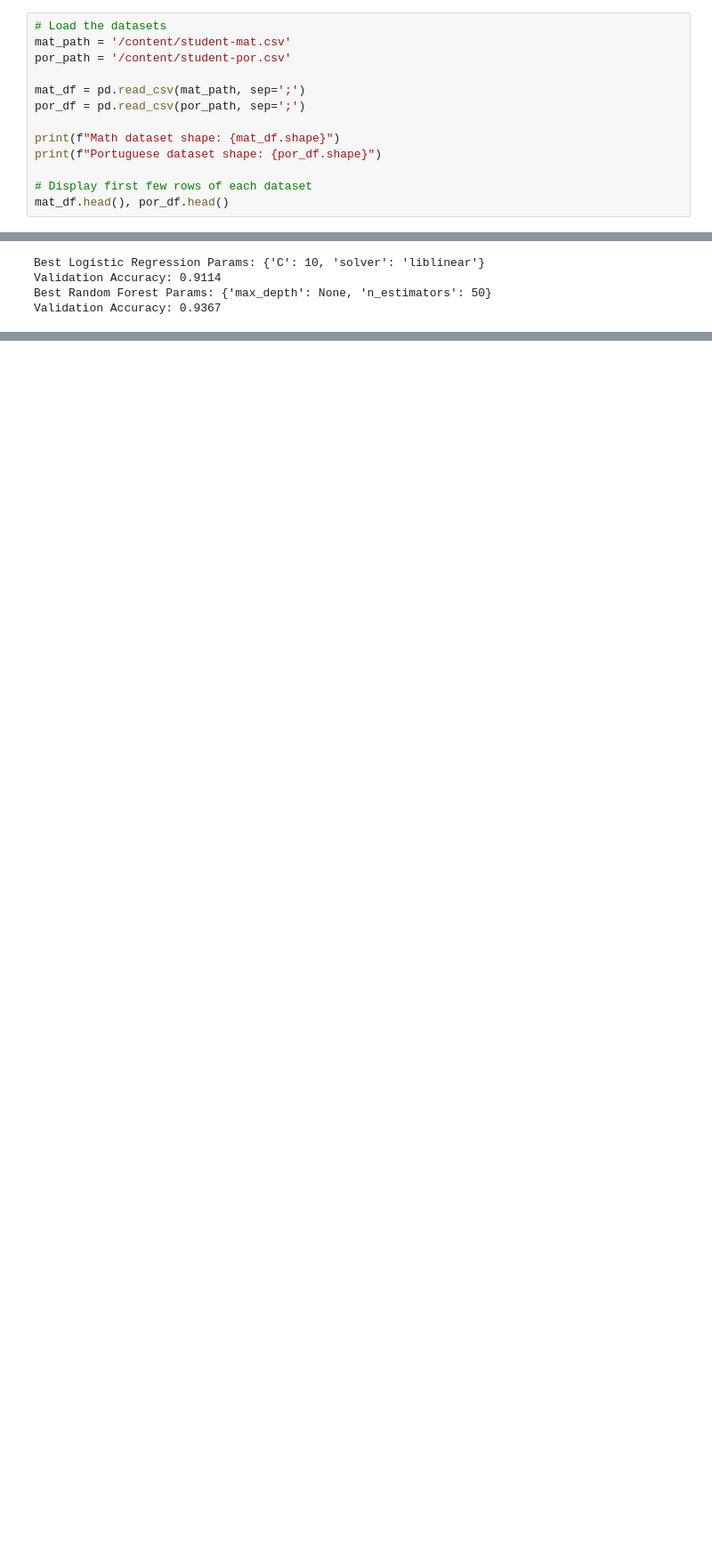
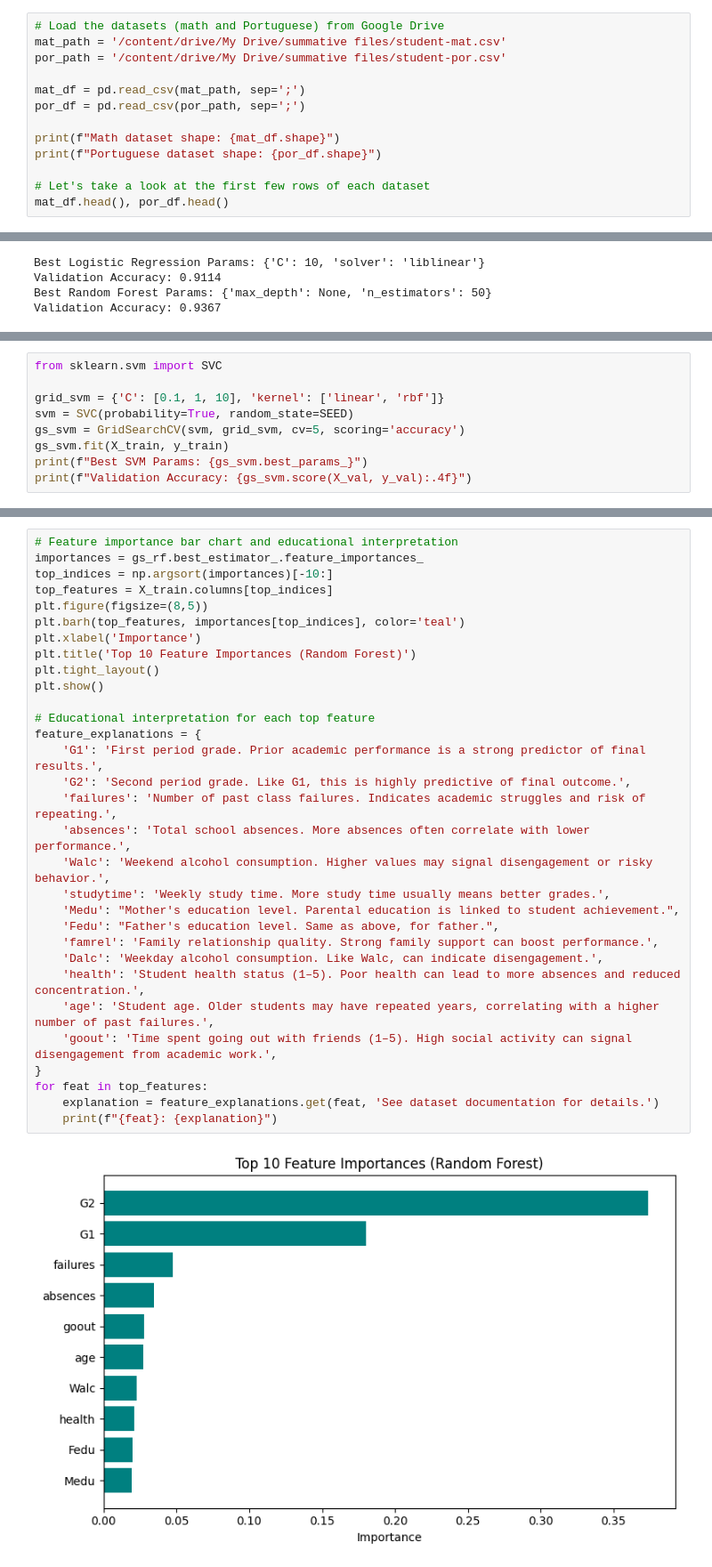
Before and after one commit to JokMaker/summative-model-training-evaluation, a Jupyter notebook: summative_assignment_notebook.ipynb, the cells around one changed output, grey strips where cells are left out. Shown at 89% size. Drawn from its saved outputs; the diff is of its cells as text; blank space fills up the shorter version.

```diff
--- a/summative_assignment_notebook.ipynb
+++ b/summative_assignment_notebook.ipynb
@@ -114,7 +110,7 @@ Load the student performance datasets and perform initial exploratory data analy
 # %%
-# Load the datasets
-mat_path = '/content/student-mat.csv'
-por_path = '/content/student-por.csv'
+# Load the datasets (math and Portuguese) from Google Drive
+mat_path = '/content/drive/My Drive/summative files/student-mat.csv'
+por_path = '/content/drive/My Drive/summative files/student-por.csv'
 
 mat_df = pd.read_csv(mat_path, sep=';')
 por_df = pd.read_csv(por_path, sep=';')
@@ -122,7 +118,7 @@ por_df = pd.read_csv(por_path, sep=';')
 print(f"Math dataset shape: {mat_df.shape}")
 print(f"Portuguese dataset shape: {por_df.shape}")
 
-# Display first few rows of each dataset
+# Let's take a look at the first few rows of each dataset
 mat_df.head(), por_df.head()
 # %% [output]
 Math dataset shape: (395, 33)
@@ -1517,0 +450,9 @@ This project systematically compared traditional Machine Learning models (Logist
+# %%
+from sklearn.svm import SVC
+
+grid_svm = {'C': [0.1, 1, 10], 'kernel': ['linear', 'rbf']}
+svm = SVC(probability=True, random_state=SEED)
+gs_svm = GridSearchCV(svm, grid_svm, cv=5, scoring='accuracy')
+gs_svm.fit(X_train, y_train)
+print(f"Best SVM Params: {gs_svm.best_params_}")
+print(f"Validation Accuracy: {gs_svm.score(X_val, y_val):.4f}")
@@ -1517,0 +478,33 @@ This project systematically compared traditional Machine Learning models (Logist
+# %%
+# Feature importance bar chart and educational interpretation
+importances = gs_rf.best_estimator_.feature_importances_
+top_indices = np.argsort(importances)[-10:]
+top_features = X_train.columns[top_indices]
+plt.figure(figsize=(8,5))
+plt.barh(top_features, importances[top_indices], color='teal')
+plt.xlabel('Importance')
+plt.title('Top 10 Feature Importances (Random Forest)')
+plt.tight_layout()
+plt.show()
+
+# Educational interpretation for each top feature
+feature_explanations = {
+    'G1': 'First period grade. Prior academic performance is a strong predictor of final results.',
+    'G2': 'Second period grade. Like G1, this is highly predictive of final outcome.',
+    'failures': 'Number of past class failures. Indicates academic struggles and risk of repeating.',
+    'absences': 'Total school absences. More absences often correlate with lower performance.',
+    'Walc': 'Weekend alcohol consumption. Higher values may signal disengagement or risky behavior.',
+    'studytime': 'Weekly study time. More study time usually means better grades.',
+    'Medu': "Mother's education level. Parental education is linked to student achievement.",
+    'Fedu': "Father's education level. Same as above, for father.",
+    'famrel': 'Family relationship quality. Strong family support can boost performance.',
+    'Dalc': 'Weekday alcohol consumption. Like Walc, can indicate disengagement.',
+    'health': 'Student health status (1–5). Poor health can lead to more absences and reduced concentration.',
+    'age': 'Student age. Older students may have repeated years, correlating with a higher number of past failures.',
+    'goout': 'Time spent going out with friends (1–5). High social activity can signal disengagement from academic work.',
+}
+for feat in top_features:
+    explanation = feature_explanations.get(feat, 'See dataset documentation for details.')
+    print(f"{feat}: {explanation}")
+# %% [output]
+[figure, added]
```
Also changed, not shown: parts of 76 cells of this notebook.
